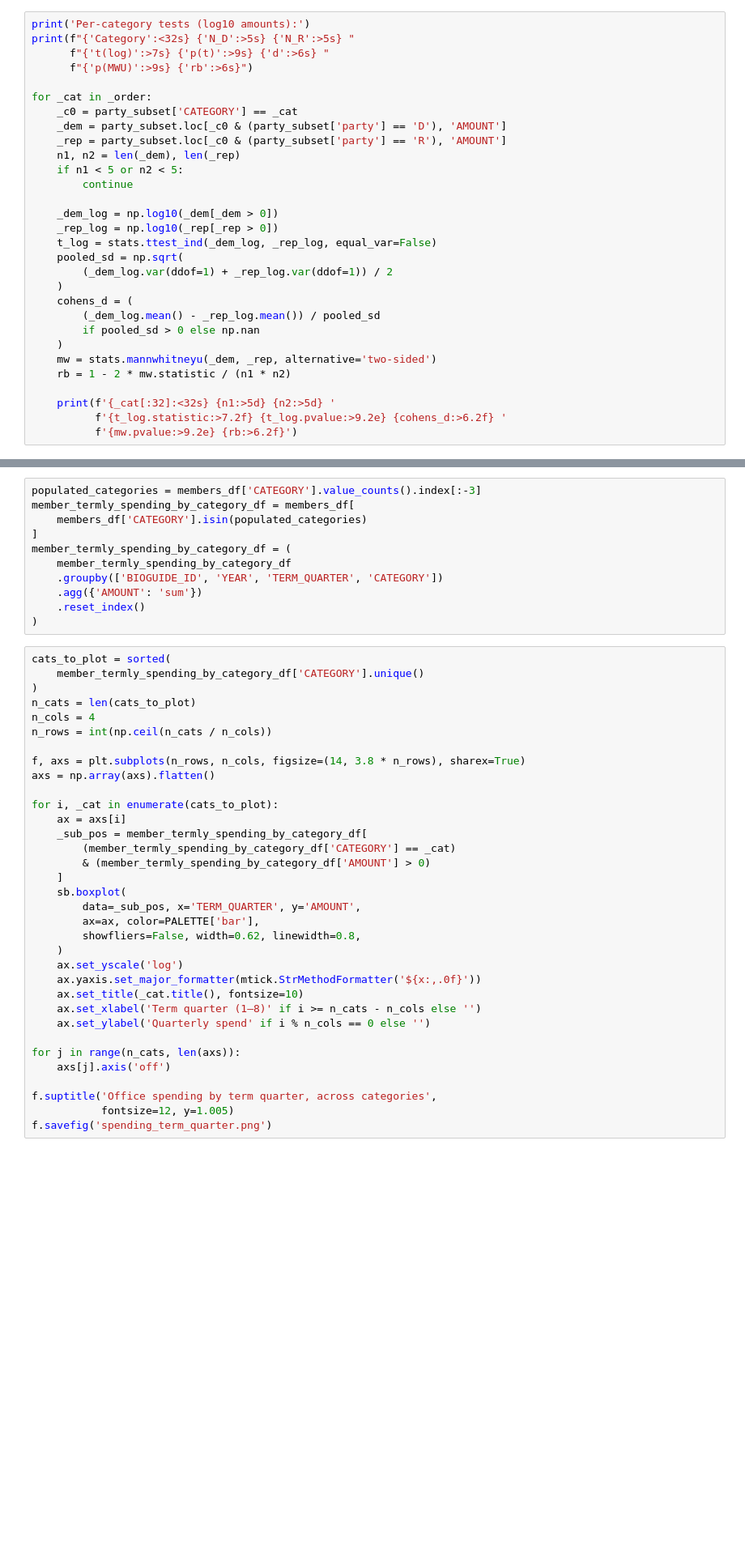
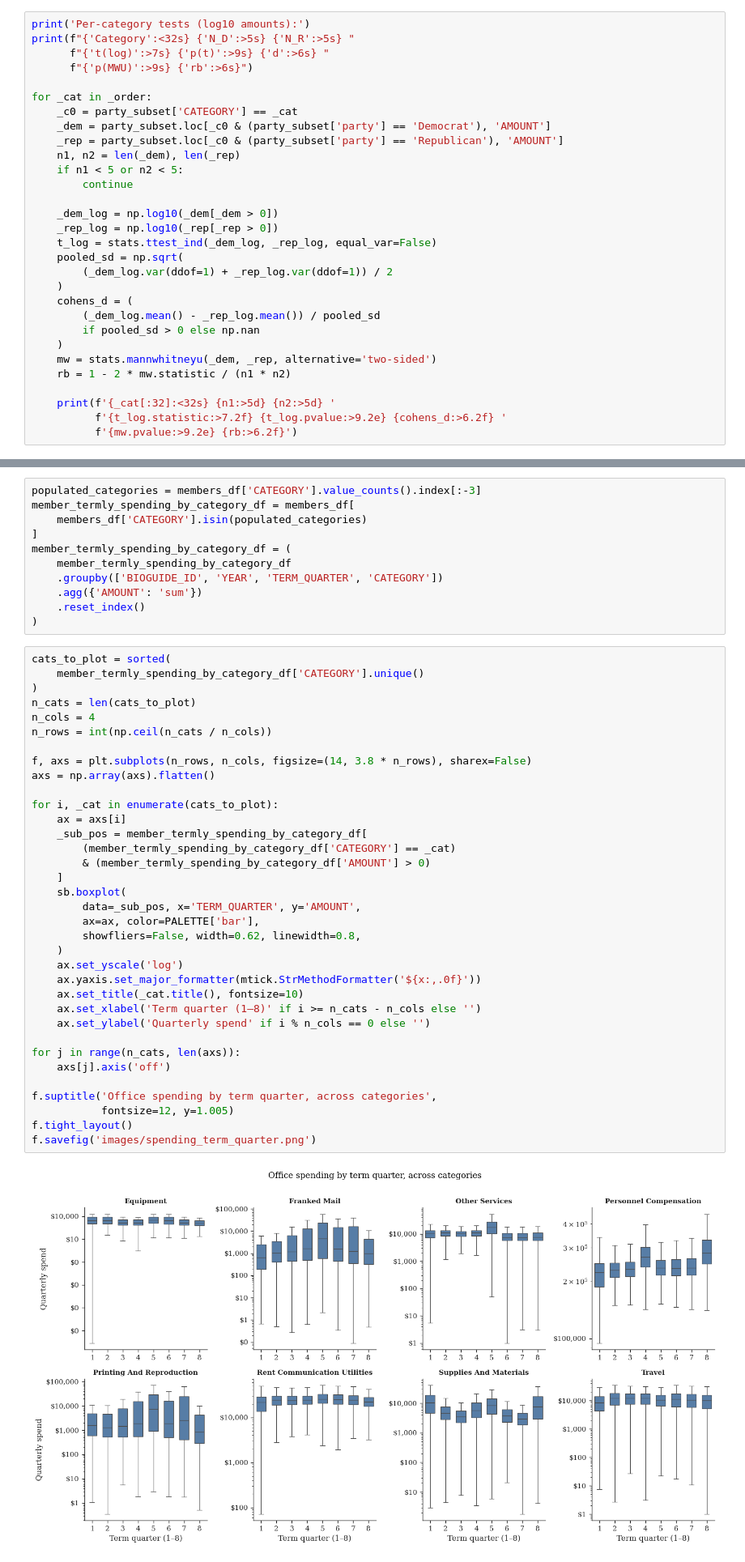
Before and after one commit to brianckeegan/exploratory-data-auditing, a Jupyter notebook: analysis_v3.ipynb, the cells around one changed output, grey strips where cells are left out. Shown at 81% size. Drawn from its saved outputs; the diff is of its cells as text; blank space fills up the shorter version.

```diff
--- a/analysis_v3.ipynb
+++ b/analysis_v3.ipynb
@@ -1138,8 +1269,8 @@ print(f"{'Category':<32s} {'N_D':>5s} {'N_R':>5s} "
 
 for _cat in _order:
     _c0 = party_subset['CATEGORY'] == _cat
-    _dem = party_subset.loc[_c0 & (party_subset['party'] == 'D'), 'AMOUNT']
-    _rep = party_subset.loc[_c0 & (party_subset['party'] == 'R'), 'AMOUNT']
+    _dem = party_subset.loc[_c0 & (party_subset['party'] == 'Democrat'), 'AMOUNT']
+    _rep = party_subset.loc[_c0 & (party_subset['party'] == 'Republican'), 'AMOUNT']
     n1, n2 = len(_dem), len(_rep)
     if n1 < 5 or n2 < 5:
         continue
@@ -1259,35 +1405,38 @@ cats_to_plot = sorted(
     member_termly_spending_by_category_df['CATEGORY'].unique()
 )
 n_cats = len(cats_to_plot)
 n_cols = 4
 n_rows = int(np.ceil(n_cats / n_cols))
 
-f, axs = plt.subplots(n_rows, n_cols, figsize=(14, 3.8 * n_rows), sharex=True)
+f, axs = plt.subplots(n_rows, n_cols, figsize=(14, 3.8 * n_rows), sharex=False)
 axs = np.array(axs).flatten()
 
 for i, _cat in enumerate(cats_to_plot):
     ax = axs[i]
     _sub_pos = member_termly_spending_by_category_df[
         (member_termly_spending_by_category_df['CATEGORY'] == _cat)
         & (member_termly_spending_by_category_df['AMOUNT'] > 0)
     ]
     sb.boxplot(
         data=_sub_pos, x='TERM_QUARTER', y='AMOUNT',
         ax=ax, color=PALETTE['bar'],
         showfliers=False, width=0.62, linewidth=0.8,
     )
     ax.set_yscale('log')
     ax.yaxis.set_major_formatter(mtick.StrMethodFormatter('${x:,.0f}'))
     ax.set_title(_cat.title(), fontsize=10)
     ax.set_xlabel('Term quarter (1–8)' if i >= n_cats - n_cols else '')
     ax.set_ylabel('Quarterly spend' if i % n_cols == 0 else '')
 
 for j in range(n_cats, len(axs)):
     axs[j].axis('off')
 
 f.suptitle('Office spending by term quarter, across categories',
            fontsize=12, y=1.005)
-f.savefig('spending_term_quarter.png')
+f.tight_layout()
+f.savefig('images/spending_term_quarter.png')
+# %% [output]
+[figure, added]
 # %% [markdown]
 ### Inter-event timing for expenses (Figure 11)
 
```
Also changed, not shown: parts of 40 cells of this notebook, 1 other file.
